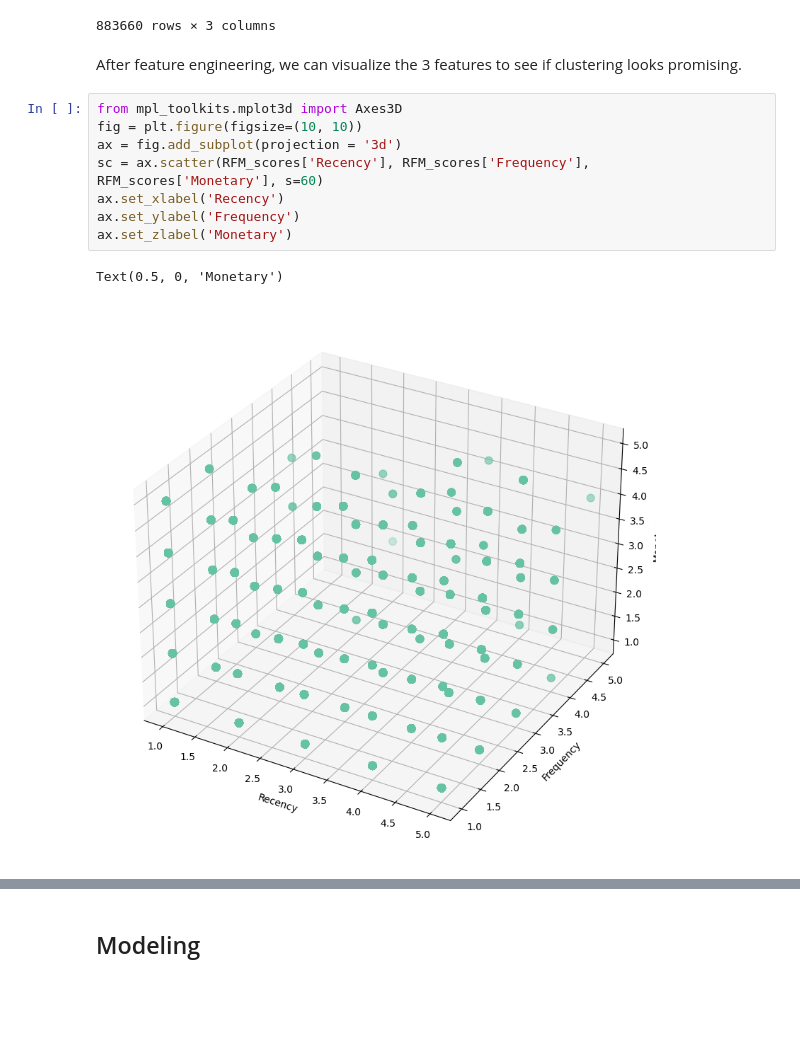
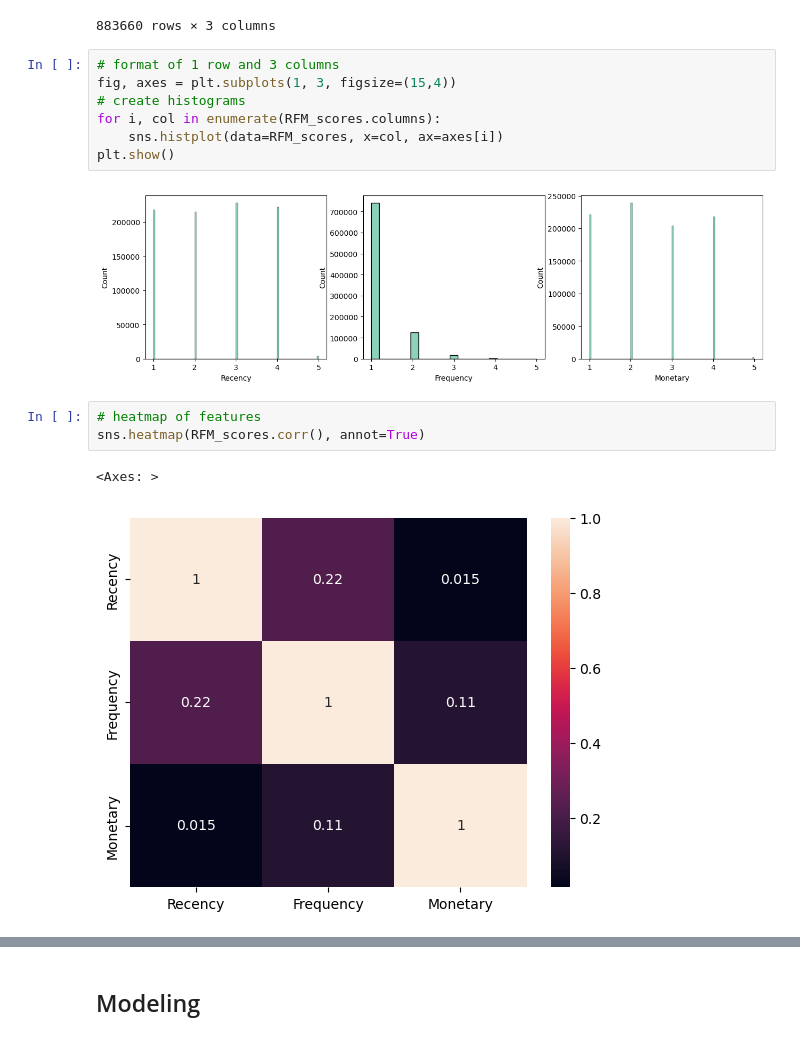
Before and after one commit to grahamgreene88/Behavioural-Segmentation, a Jupyter notebook: Behavioural Customer Segmentation.ipynb, the cells around one changed output, grey strips where cells are left out. Saved outputs shown, nothing was run; the diff lists cells and outputs as text; blank space fills up the shorter version.

Commit message:
Troubleshooted best way to preprocess data.

```diff
--- a/Behavioural Customer Segmentation.ipynb
+++ b/Behavioural Customer Segmentation.ipynb
@@ -506,16 +508,18 @@ RFM_scores
 | C9099941 | 3 | 1 | 1 |
 | C9099956 | 4 | 1 | 3 |
 883660 rows × 3 columns
-# %% [markdown]
-After feature engineering, we can visualize the 3 features to see if clustering looks promising.
-# %%
-from mpl_toolkits.mplot3d import Axes3D
-fig = plt.figure(figsize=(10, 10))
-ax = fig.add_subplot(projection = '3d')
-sc = ax.scatter(RFM_scores['Recency'], RFM_scores['Frequency'], RFM_scores['Monetary'], s=60)
-ax.set_xlabel('Recency')
-ax.set_ylabel('Frequency')
-ax.set_zlabel('Monetary')
-# %% [output]
-Text(0.5, 0, 'Monetary')
-[figure, removed]
+# %%
+# format of 1 row and 3 columns
+fig, axes = plt.subplots(1, 3, figsize=(15,4))
+# create histograms
+for i, col in enumerate(RFM_scores.columns):
+    sns.histplot(data=RFM_scores, x=col, ax=axes[i])
+plt.show()
+# %% [output]
+[figure, added]
+# %%
+# heatmap of features
+sns.heatmap(RFM_scores.corr(), annot=True)
+# %% [output]
+<Axes: >
+[figure, added]
```
Also changed, not shown: parts of 10 cells of this notebook.
